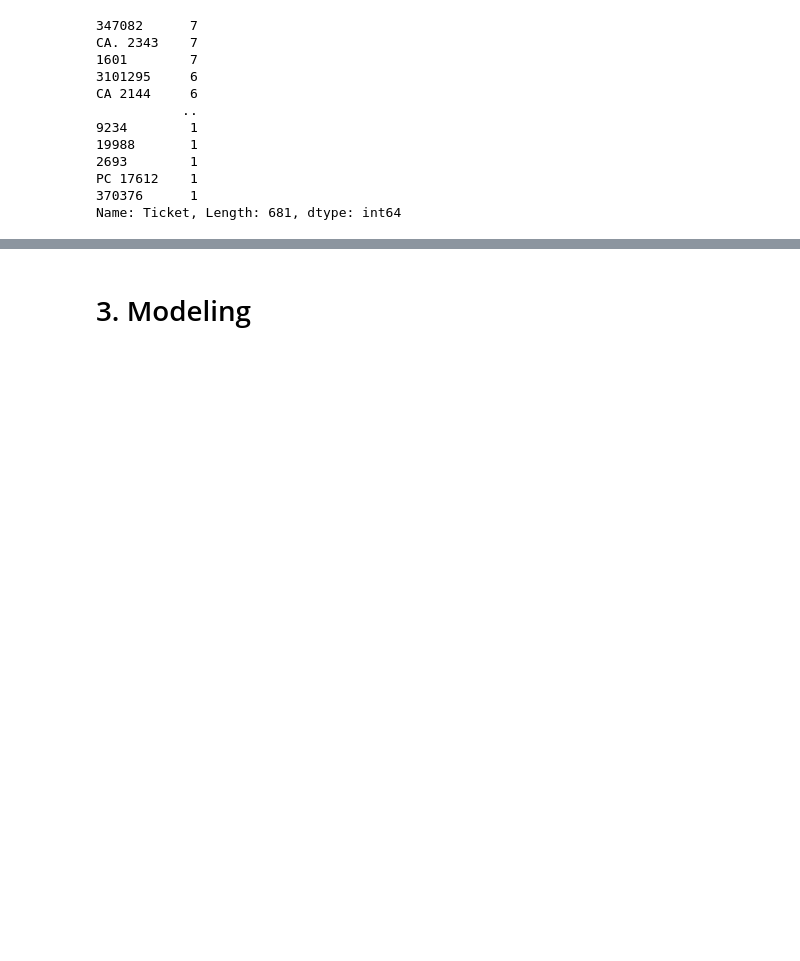
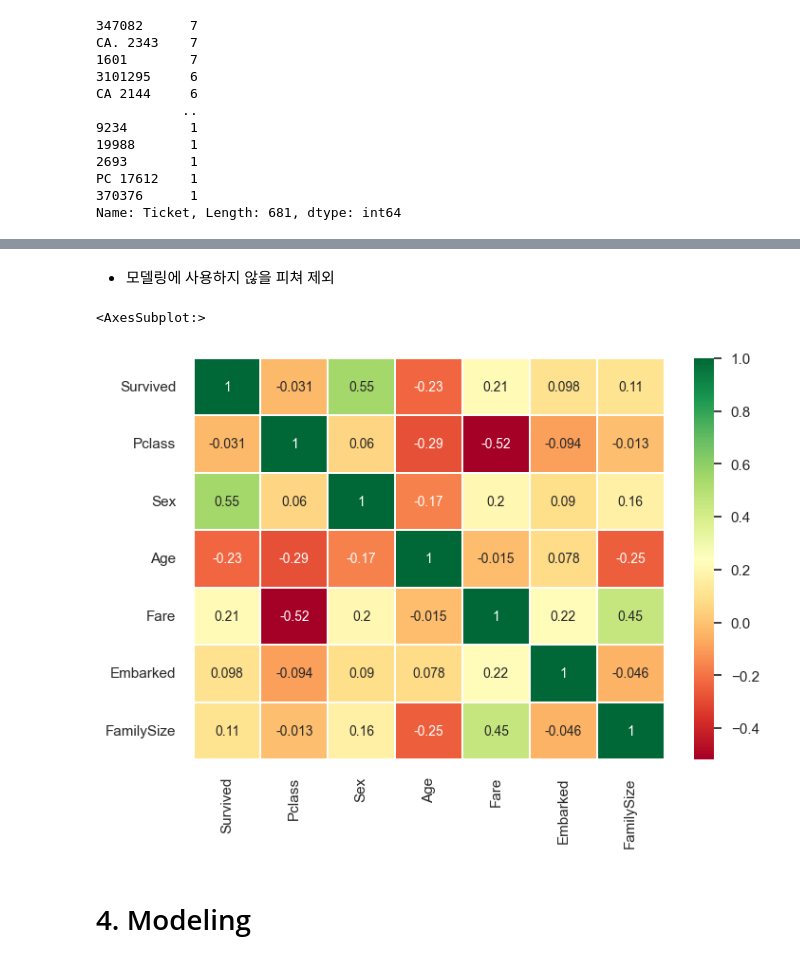
Before and after one commit to wonyeongdeok/kaggle_transcription, a Jupyter notebook: titanic.ipynb, the cells around one changed output, grey strips where cells are left out. Saved outputs shown, nothing was run; the diff lists cells and outputs as text; code cells hidden in the pictures; blank space fills up the shorter version.

Commit message:
working on knn model

```diff
--- a/titanic.ipynb
+++ b/titanic.ipynb
@@ -555,0 +567,3 @@ Name: Ticket, Length: 681, dtype: int64
+# %%
+df_train['Embarked'].unique()
+df_train['Embarked'].replace(['S', 'C', 'Q'], [0, 1, 2], inplace=True)
@@ -555,0 +592,4 @@ Name: Ticket, Length: 681, dtype: int64
+# %%
+df_train['Age'].fillna(round(df_train['Age'].mean(), 1), inplace=True)
+# %%
+df_train.dropna(inplace=True)
@@ -556,2 +613,11 @@ Name: Ticket, Length: 681, dtype: int64
+# %% [markdown]
+- 모델링에 사용하지 않을 피쳐 제외
+# %%
+df_train.drop(['PassengerId', 'Name', 'SibSp', 'Parch', 'Ticket', 'Cabin'], axis=1, inplace=True)
+# %%
+sns.heatmap(df_train.corr(), annot=True, cmap='RdYlGn', linewidths=0.2, annot_kws={'size': 10})
+# %% [output]
+<AxesSubplot:>
+[figure, added]
 # %% [markdown]
-# 3. Modeling
+# 4. Modeling
```
Also changed, not shown: parts of 24 cells of this notebook.
